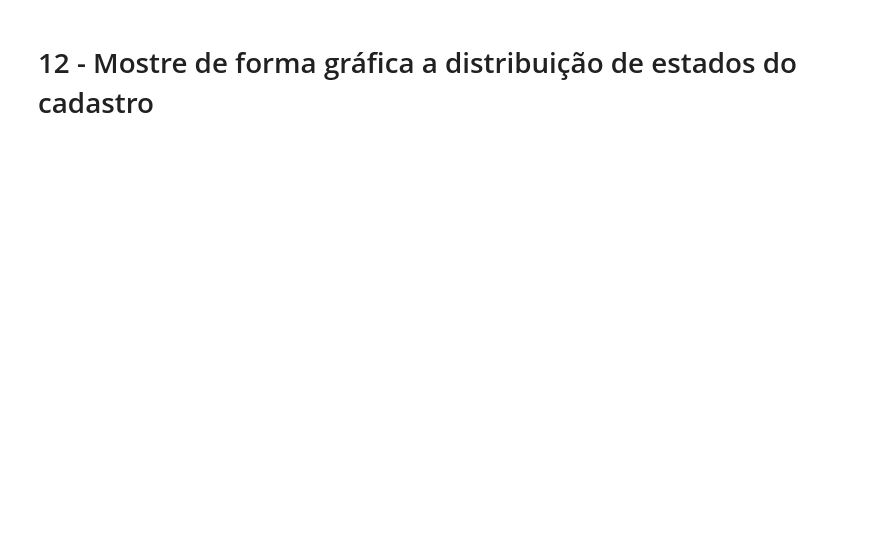
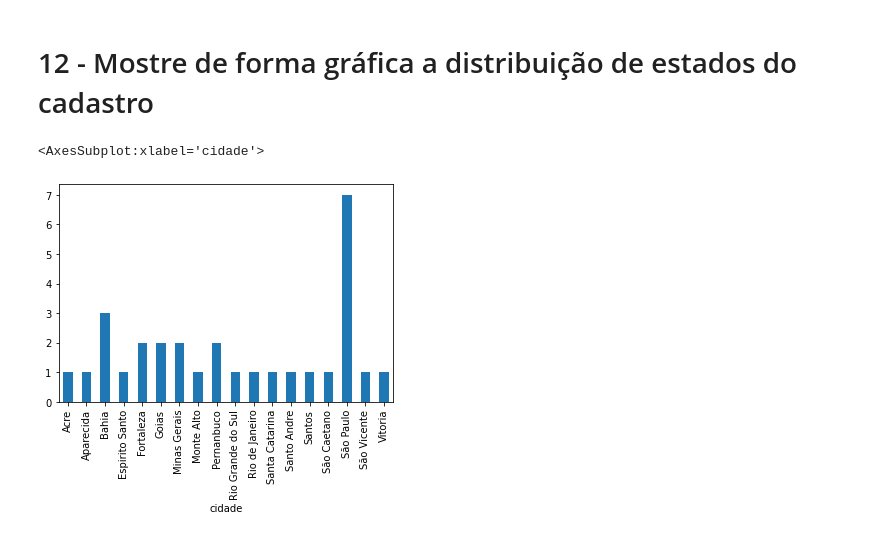
Before and after one commit to delmarhirata/MBA_Big-Data, a Jupyter notebook: Trabalho_Final.ipynb, the cells around one changed output. Cells and saved outputs as stored; diff of their text form; code cells hidden in the pictures; blank space fills up the shorter version.

```diff
--- a/Trabalho_Final.ipynb
+++ b/Trabalho_Final.ipynb
@@ -240,2 +295,11 @@ merge_df[['lazer_final_de_semana','nome']].groupby('lazer_final_de_semana').coun
 # %% [markdown]
 # 12 - Mostre de forma gráfica a distribuição de estados do cadastro
+# %%
+# Agrupar por cidade
+cidade = cadastro_df.groupby('cidade')
+# %%
+# Gráfico de barras
+cidade.sum()['qtd_escolar'].plot(kind='bar',x='cidade',y='qtd_escolar')
+# %% [output]
+<AxesSubplot:xlabel='cidade'>
+[figure, added]
```
Also changed, not shown: parts of 21 cells of this notebook.
